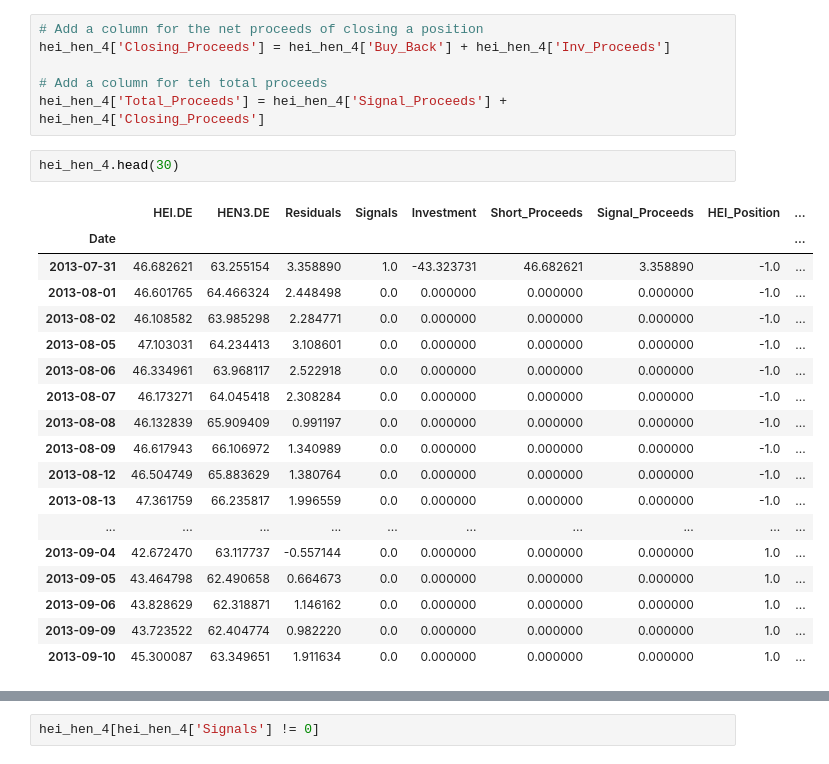
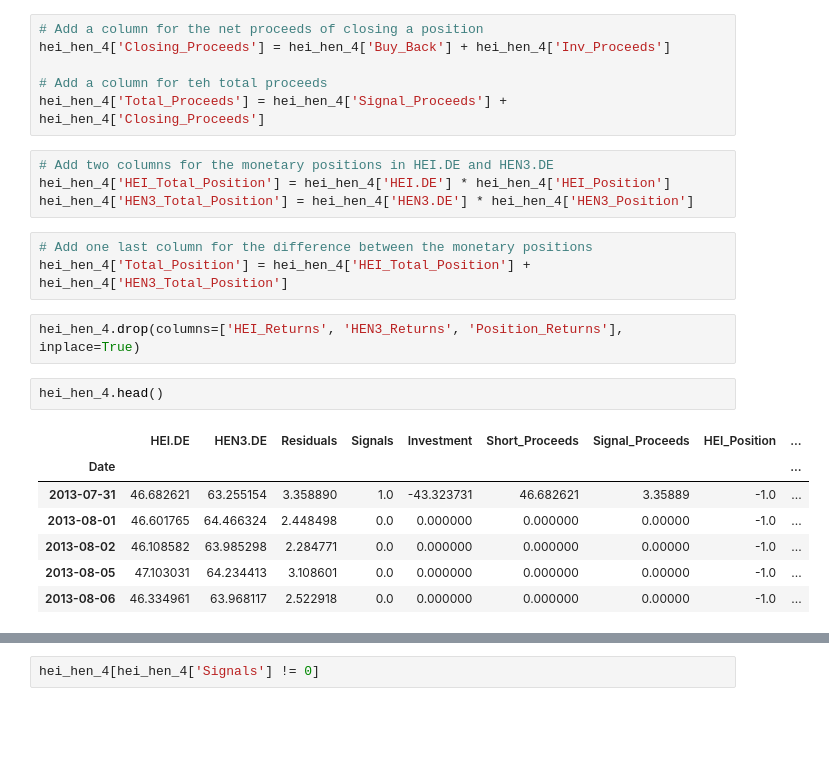
Before and after one commit to JoBe10/DAX-Cointegration, a Jupyter notebook: DAX_Cointegrated_Trading_v2.ipynb, the cells around one changed output, grey strips where cells are left out. Saved outputs shown, nothing was run; the diff lists cells and outputs as text; blank space fills up the shorter version.

```diff
--- a/DAX_Cointegrated_Trading_v2.ipynb
+++ b/DAX_Cointegrated_Trading_v2.ipynb
@@ -504,24 +504,22 @@ hei_hen_4['Closing_Proceeds'] = hei_hen_4['Buy_Back'] + hei_hen_4['Inv_Proceeds'
 
 # Add a column for teh total proceeds
 hei_hen_4['Total_Proceeds'] = hei_hen_4['Signal_Proceeds'] + hei_hen_4['Closing_Proceeds']
+# %%
+# Add two columns for the monetary positions in HEI.DE and HEN3.DE
+hei_hen_4['HEI_Total_Position'] = hei_hen_4['HEI.DE'] * hei_hen_4['HEI_Position']
+hei_hen_4['HEN3_Total_Position'] = hei_hen_4['HEN3.DE'] * hei_hen_4['HEN3_Position']
+# %%
+# Add one last column for the difference between the monetary positions
+hei_hen_4['Total_Position'] = hei_hen_4['HEI_Total_Position'] + hei_hen_4['HEN3_Total_Position']
+# %%
+hei_hen_4.drop(columns=['HEI_Returns', 'HEN3_Returns', 'Position_Returns'], inplace=True)
 # %%
-hei_hen_4.head(30)
+hei_hen_4.head()
 # %% [output]
 |  | HEI.DE | HEN3.DE | Residuals | Signals | Investment | Short_Proceeds | Signal_Proceeds | HEI_Position | ... |
 | Date |  |  |  |  |  |  |  |  | ... |
-| 2013-07-31 | 46.682621 | 63.255154 | 3.358890 | 1.0 | -43.323731 | 46.682621 | 3.358890 | -1.0 | ... |
-| 2013-08-01 | 46.601765 | 64.466324 | 2.448498 | 0.0 | 0.000000 | 0.000000 | 0.000000 | -1.0 | ... |
-| 2013-08-02 | 46.108582 | 63.985298 | 2.284771 | 0.0 | 0.000000 | 0.000000 | 0.000000 | -1.0 | ... |
-| 2013-08-05 | 47.103031 | 64.234413 | 3.108601 | 0.0 | 0.000000 | 0.000000 | 0.000000 | -1.0 | ... |
-| 2013-08-06 | 46.334961 | 63.968117 | 2.522918 | 0.0 | 0.000000 | 0.000000 | 0.000000 | -1.0 | ... |
-| 2013-08-07 | 46.173271 | 64.045418 | 2.308284 | 0.0 | 0.000000 | 0.000000 | 0.000000 | -1.0 | ... |
-| 2013-08-08 | 46.132839 | 65.909409 | 0.991197 | 0.0 | 0.000000 | 0.000000 | 0.000000 | -1.0 | ... |
-| 2013-08-09 | 46.617943 | 66.106972 | 1.340989 | 0.0 | 0.000000 | 0.000000 | 0.000000 | -1.0 | ... |
-| 2013-08-12 | 46.504749 | 65.883629 | 1.380764 | 0.0 | 0.000000 | 0.000000 | 0.000000 | -1.0 | ... |
-| 2013-08-13 | 47.361759 | 66.235817 | 1.996559 | 0.0 | 0.000000 | 0.000000 | 0.000000 | -1.0 | ... |
-| ... | ... | ... | ... | ... | ... | ... | ... | ... | ... |
-| 2013-09-04 | 42.672470 | 63.117737 | -0.557144 | 0.0 | 0.000000 | 0.000000 | 0.000000 | 1.0 | ... |
-| 2013-09-05 | 43.464798 | 62.490658 | 0.664673 | 0.0 | 0.000000 | 0.000000 | 0.000000 | 1.0 | ... |
-| 2013-09-06 | 43.828629 | 62.318871 | 1.146162 | 0.0 | 0.000000 | 0.000000 | 0.000000 | 1.0 | ... |
-| 2013-09-09 | 43.723522 | 62.404774 | 0.982220 | 0.0 | 0.000000 | 0.000000 | 0.000000 | 1.0 | ... |
-| 2013-09-10 | 45.300087 | 63.349651 | 1.911634 | 0.0 | 0.000000 | 0.000000 | 0.000000 | 1.0 | ... |
+| 2013-07-31 | 46.682621 | 63.255154 | 3.358890 | 1.0 | -43.323731 | 46.682621 | 3.35889 | -1.0 | ... |
+| 2013-08-01 | 46.601765 | 64.466324 | 2.448498 | 0.0 | 0.000000 | 0.000000 | 0.00000 | -1.0 | ... |
+| 2013-08-02 | 46.108582 | 63.985298 | 2.284771 | 0.0 | 0.000000 | 0.000000 | 0.00000 | -1.0 | ... |
+| 2013-08-05 | 47.103031 | 64.234413 | 3.108601 | 0.0 | 0.000000 | 0.000000 | 0.00000 | -1.0 | ... |
+| 2013-08-06 | 46.334961 | 63.968117 | 2.522918 | 0.0 | 0.000000 | 0.000000 | 0.00000 | -1.0 | ... |
```
Also changed, not shown: parts of 4 cells of this notebook.
